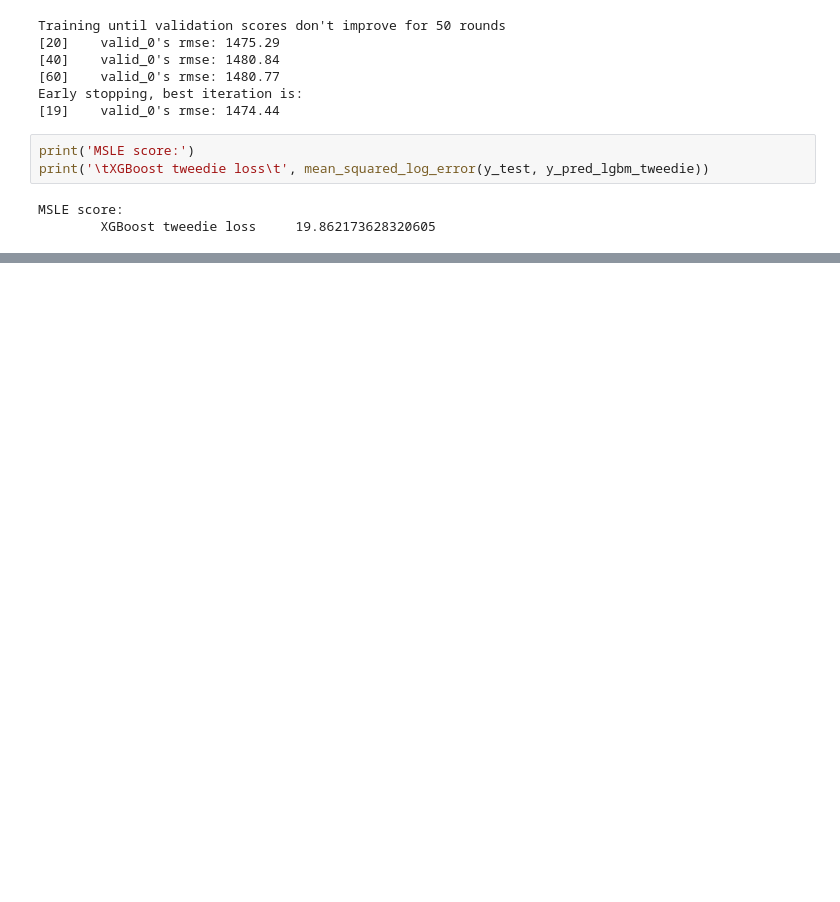
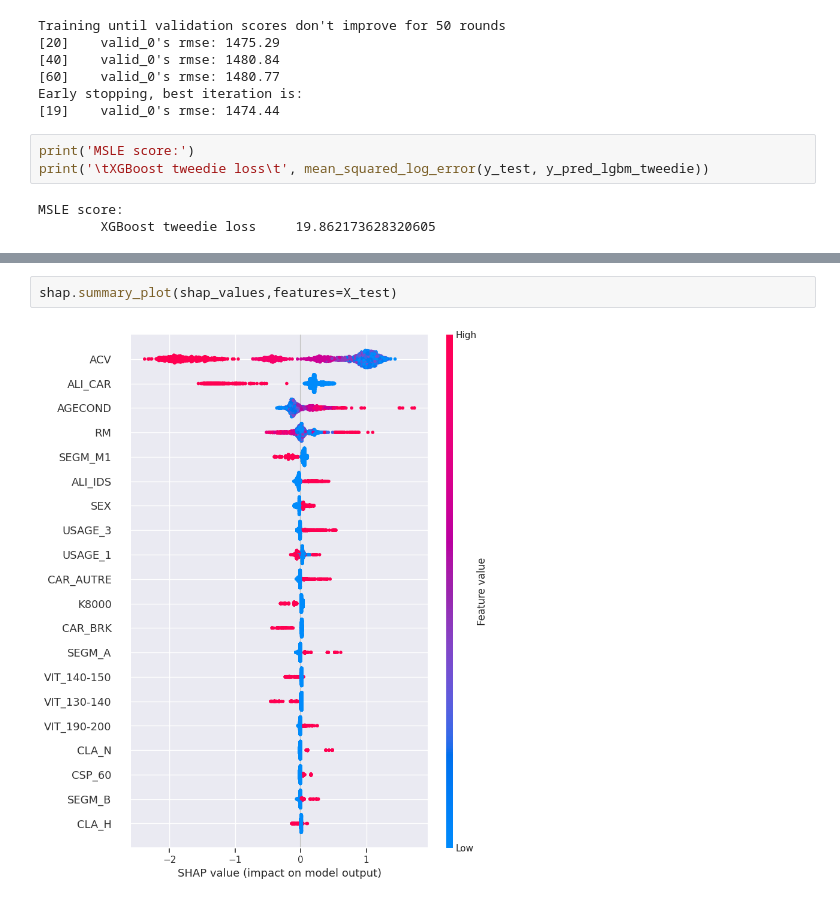
Before and after one commit to aderdouri/ActuarialThesis, a Jupyter notebook: Notebooks/Regressors/myRegressorsCompare.ipynb, the cells around one changed output, grey strips where cells are left out. Saved outputs shown, nothing was run; the diff lists cells and outputs as text; blank space fills up the shorter version.

```diff
--- a/Notebooks/Regressors/myRegressorsCompare.ipynb
+++ b/Notebooks/Regressors/myRegressorsCompare.ipynb
@@ -223,0 +404,4 @@ fig.savefig('./ActuarialThesis/plots_rgr/myCatBoostRegressorLorenzCurve.pdf')
+# %%
+shap.summary_plot(shap_values,features=X_test)
+# %% [output]
+[figure, added]
```
Also changed, not shown: parts of 31 cells of this notebook.
